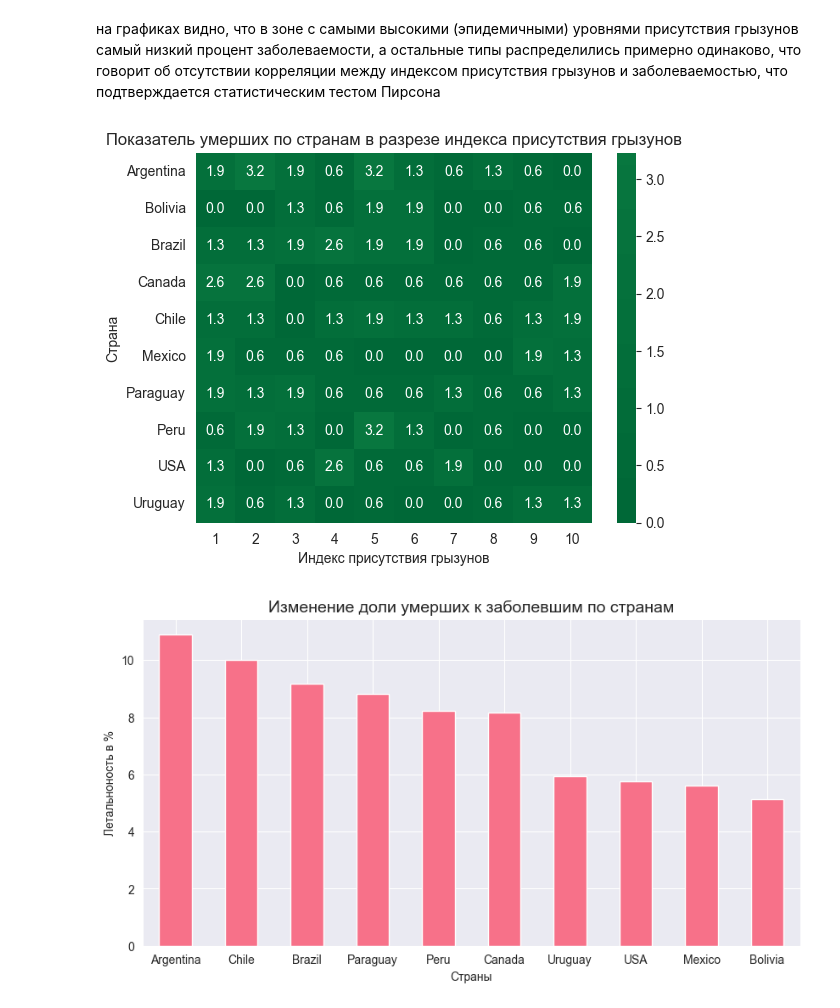
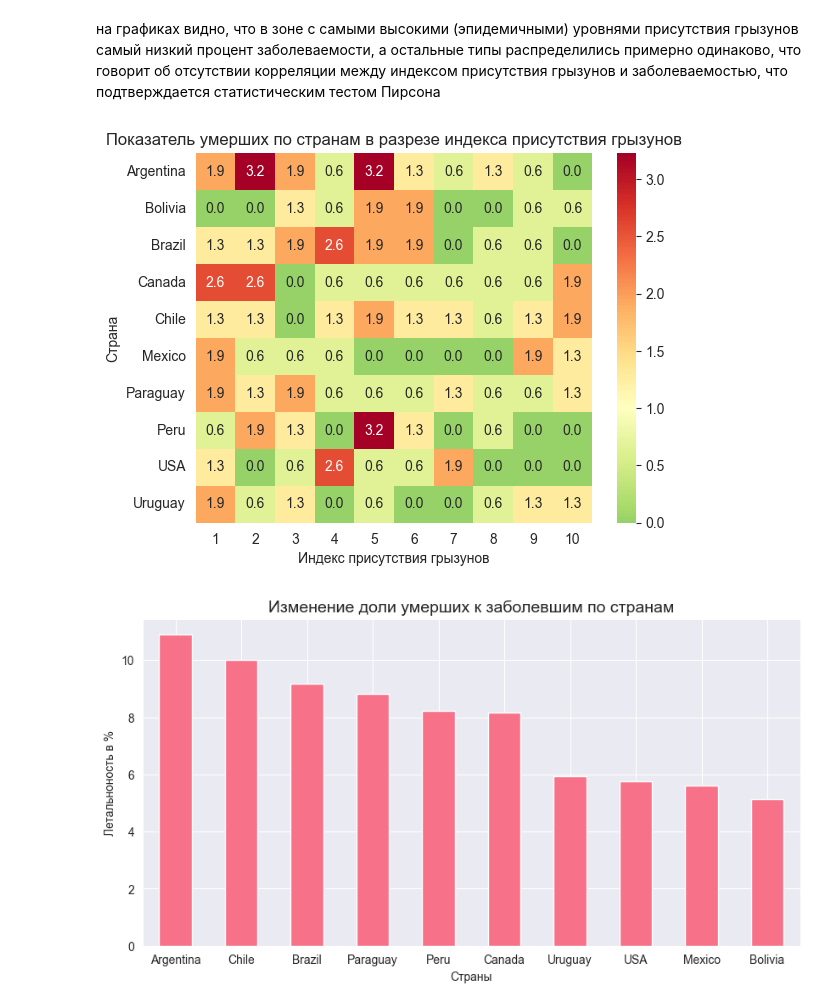
Before and after one commit to MargoUtropova/product_analitics_portfolio, a Jupyter notebook: Hantavirus/notebooks/EDA.ipynb, the cells around one changed output. Cells and saved outputs as stored; diff of their text form; code cells hidden in the pictures.

```diff
--- a/Hantavirus/notebooks/EDA.ipynb
+++ b/Hantavirus/notebooks/EDA.ipynb
@@ -242,12 +316,12 @@ pd.crosstab(
 # %%
 coutry_fatality = pd.crosstab(columns=df['rodent_presence_index'], index=df['country'],
                               values=df['fatality'], aggfunc='sum', normalize=True)*100
-sns.heatmap(coutry_fatality,annot=True, fmt='.1f', cmap='RdYlGn_r', center=50)
+sns.heatmap(coutry_fatality,annot=True, fmt='.1f', cmap='RdYlGn_r', center=1)
 plt.title('Показатель умерших по странам в разрезе индекса присутствия грызунов')
 plt.xlabel('Индекс присутствия грызунов')
 plt.ylabel('Страна');
 # %% [output]
-[figure, old version]
+[figure, new version]
 # %%
 fatality_rate = (df.groupby('country')['fatality'].mean()*100).round(2).sort_values(ascending=False)
 plt.figure(figsize=(10,5))
```
Also changed, not shown: parts of 14 cells of this notebook.
